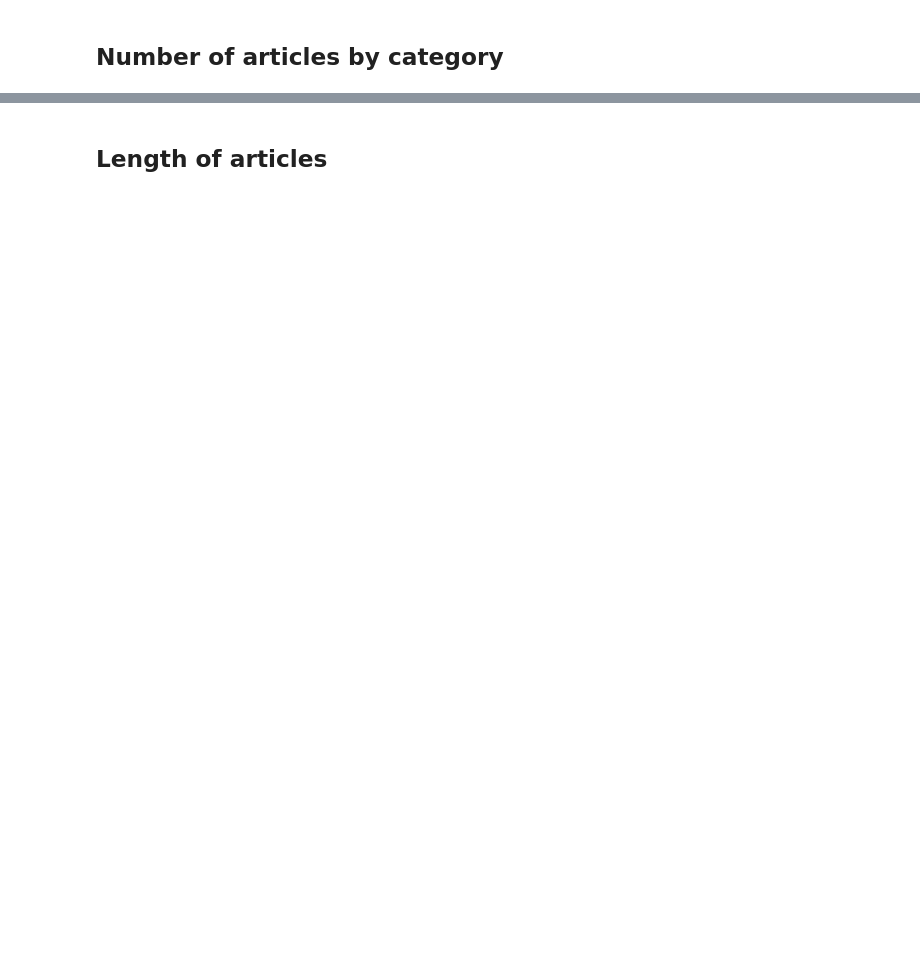
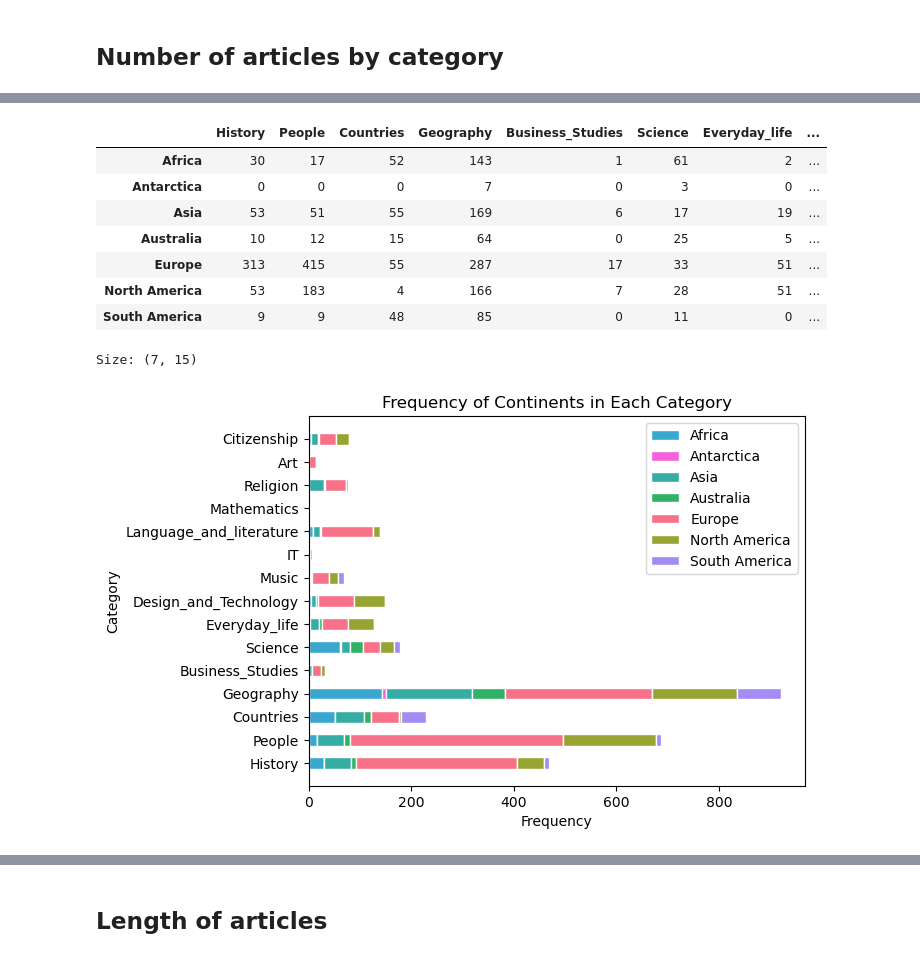
Before and after one commit to epfl-ada/ada-2023-project-tddt-thedatadreamteam, a Jupyter notebook: initial_analysis.ipynb, the cells around one changed output, grey strips where cells are left out. Saved outputs shown, nothing was run; the diff lists cells and outputs as text; code cells hidden in the pictures; blank space fills up the shorter version.

```diff
--- a/initial_analysis.ipynb
+++ b/initial_analysis.ipynb
@@ -48,7 +109,7 @@ fig.show()
 # %% [markdown]
 ## Number of articles by category
 # %%
-categories = pd.read_csv(
+df_categories = pd.read_csv(
     os.path.join("Data", "wikispeedia_paths-and-graph", "categories.tsv"),
     delimiter="\t",
     header=None,
@@ -58,5 +119,5 @@ categories = pd.read_csv(
     encoding="UTF-8"
 )
 
-display(categories.head())
-print("Size:",categories.shape)
+display(df_categories.head())
+print("Size:", df_categories.shape)
@@ -63,5 +132,4 @@ print("Size:",categories.shape)
 # %%
-articles = pd.merge(categories, df_continents, on="article", how="inner")
-articles = articles.fillna("")
-display(articles.head())
-print("Size:",articles.shape)
+df_articles = pd.merge(df_categories, df_continents, on="article", how="left")
+display(df_articles.head())
+print("Size:", df_articles.shape, "Missing values:", df_articles.isna().any().any())
@@ -68,8 +144,8 @@ print("Size:",articles.shape)
 # %%
 main_cats = []
-for category in articles['category'].values:
+for category in df_articles['category'].values:
     main_cats.append(category.split('.')[1])
 
-articles['main_category'] = main_cats
-display(articles)
-print("Size:",articles.shape)
+df_articles['categoryMain'] = main_cats
+display(df_articles)
+print("Size:", df_articles.shape)
@@ -76,3 +167,3 @@ print("Size:",articles.shape)
 # %%
-articles_cat_continent = articles.groupby(['main_category','continent']).size()
-display(articles_cat_continent[('Geography','International')])
+articles_cat_continent = df_articles.groupby(['categoryMain', 'continent']).size()
+display(articles_cat_continent[('Geography', 'International')])
@@ -83,6 +188,6 @@ articles_cat_continent
 # %%
-categories = articles['main_category'].unique()
-continents = articles['continent'].unique()
+categories = df_articles['categoryMain'].unique()
+continents = df_articles['continent'].unique()
 continents.sort()
 
 #In case we do not want international
@@ -92,31 +197,53 @@ continents = continents[mask]
 category_positions = np.arange(len(categories))
 bar_width = 0.5
 
 continents_values = {}
 for i, continent in enumerate(continents):
     frequencies = []
     for category in categories:
         try:
             value = articles_cat_continent[(category, continent)]
         except KeyError:
             value = 0
         frequencies.append(value)
     continents_values[continent] = frequencies
 
 df_continent_frequencies = pd.DataFrame(continents_values).T
 df_continent_frequencies.columns = categories
 display(df_continent_frequencies)
 print("Size:", df_continent_frequencies.shape)
 
 fig = px.bar(
     df_continent_frequencies.T,
     orientation='h',
     title='Frequency of Continents in Each Category',
     labels={"index": "Category", "value": "Frequency"},
     #category_orders={"index": categories},
 )
 
 file_path = os.path.join(plots_path, "frequency_continents_in_each_category.html")
 fig.write_html(file_path)
 
-fig.show()
+for continent in continents:
+    ax.barh(categories, continents_values[continent], label=continent, color=continents_colors[continent], edgecolor='w', height=0.5, left=bottom)
+    bottom += continents_values[continent]
+
+ax.set_yticks(category_positions)
+ax.set_yticklabels(categories)
+ax.set_xlabel('Frequency')
+ax.set_ylabel('Category')
+plt.title('Frequency of Continents in Each Category')
+plt.legend()
+
+plt.show()
+# %% [output]
+|  | History | People | Countries | Geography | Business_Studies | Science | Everyday_life | ... |
+| Africa | 30 | 17 | 52 | 143 | 1 | 61 | 2 | ... |
+| Antarctica | 0 | 0 | 0 | 7 | 0 | 3 | 0 | ... |
+| Asia | 53 | 51 | 55 | 169 | 6 | 17 | 19 | ... |
+| Australia | 10 | 12 | 15 | 64 | 0 | 25 | 5 | ... |
+| Europe | 313 | 415 | 55 | 287 | 17 | 33 | 51 | ... |
+| North America | 53 | 183 | 4 | 166 | 7 | 28 | 51 | ... |
+| South America | 9 | 9 | 48 | 85 | 0 | 11 | 0 | ... |
+Size: (7, 15)
+[figure, added]
```
Also changed, not shown: parts of 64 cells of this notebook, 8 other files.
